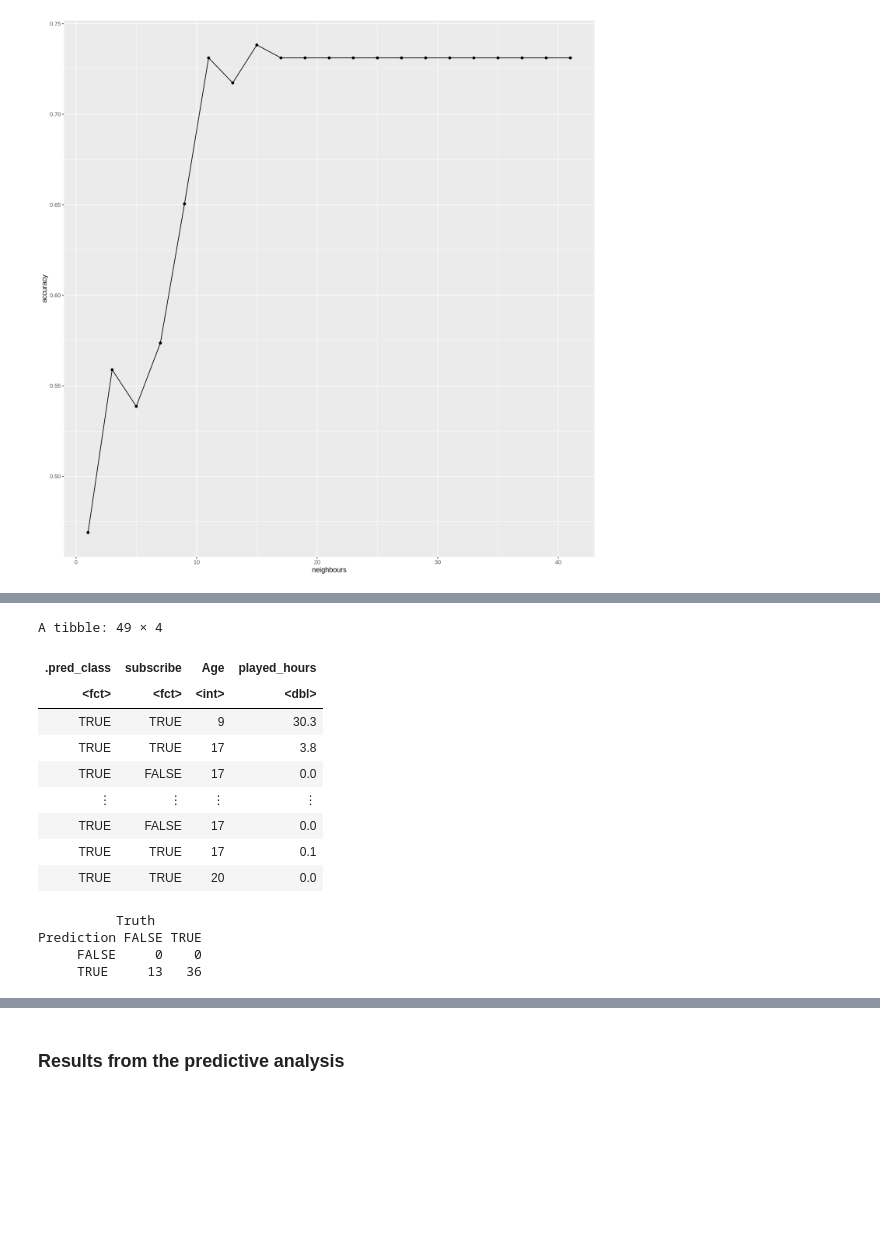
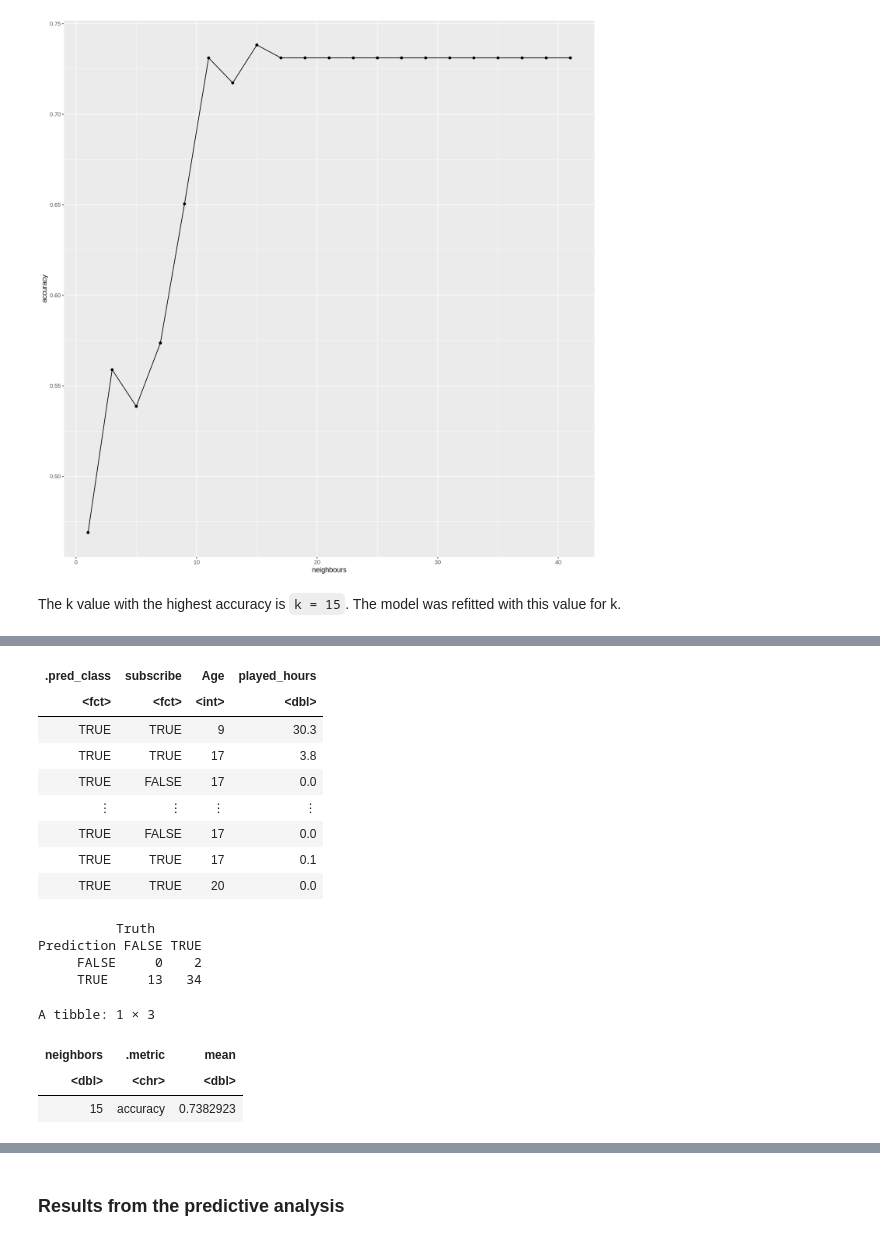
Before and after one commit to Loolin06/dsci-05-27, a Jupyter notebook: ProjectReport.ipynb, the cells around one changed output, grey strips where cells are left out. Cells and saved outputs as stored; diff of their text form; code cells hidden in the pictures; blank space fills up the shorter version.

Commit message:
tested different k values

```diff
--- a/ProjectReport.ipynb
+++ b/ProjectReport.ipynb
@@ -244,26 +241,34 @@ k_plot <- k_test |>
 k_plot
 # %% [output]
 [figure]
+# %% [markdown]
+The k value with the highest accuracy is <code>k = 15</code>. The model was refitted with this value for k.
 # %%
 #best fit k is 15, adjust spec to fit
-knn_spec <-  nearest_neighbor(weight_func = "rectangular", neighbors = 15) |>
+knn_spec_15 <-  nearest_neighbor(weight_func = "rectangular", neighbors = 15) |>
     set_engine("kknn")|>
     set_mode("classification")
 
-#final workflow trained
-players_workflow <- workflow() |>
+#workflow k=15 trained
+players_workflow_15 <- workflow() |>
     add_recipe(players_recipe) |>
-    add_model(knn_tune) |>
+    add_model(knn_spec_15) |>
     fit(data = players_train)
 
 #check workflow on testing data
-predictions <- predict(players_workflow, players_test)|>
+predictions_15 <- predict(players_workflow_15, players_test)|>
     bind_cols(players_test)|>
     select(.pred_class, subscribe, Age, played_hours)
-predictions
+predictions_15
 
 #confusion matrix
-table <- predictions |>
+table_15 <- predictions_15 |>
     conf_mat(truth = subscribe, estimate = .pred_class)
-table
+table_15
+
+#accuracy
+accuracy_15 <- k_test|>
+    filter(neighbors==15, .metric == "accuracy")|>
+    select(neighbors,.metric,mean)
+accuracy_15
 # %% [output]
@@ -272,14 +276,17 @@ Warning message:
+| .pred_class | subscribe | Age | played_hours |
+| <fct> | <fct> | <int> | <dbl> |
+| TRUE | TRUE | 9 | 30.3 |
+| TRUE | TRUE | 17 | 3.8 |
+| TRUE | FALSE | 17 | 0.0 |
+| ⋮ | ⋮ | ⋮ | ⋮ |
+| TRUE | FALSE | 17 | 0.0 |
+| TRUE | TRUE | 17 | 0.1 |
+| TRUE | TRUE | 20 | 0.0 |
-A tibble: 49 × 4
+          Truth
+Prediction FALSE TRUE
+     FALSE     0    2
+     TRUE     13   34
-| .pred_class | subscribe | Age | played_hours |
-| <fct> | <fct> | <int> | <dbl> |
-| TRUE | TRUE | 9 | 30.3 |
-| TRUE | TRUE | 17 | 3.8 |
-| TRUE | FALSE | 17 | 0.0 |
-| ⋮ | ⋮ | ⋮ | ⋮ |
-| TRUE | FALSE | 17 | 0.0 |
-| TRUE | TRUE | 17 | 0.1 |
-| TRUE | TRUE | 20 | 0.0 |
-          Truth
-Prediction FALSE TRUE
-     FALSE     0    0
-     TRUE     13   36
+A tibble: 1 × 3
+| neighbors | .metric | mean |
+| <dbl> | <chr> | <dbl> |
+| 15 | accuracy | 0.7382923 |
```
Also changed, not shown: parts of 8 cells of this notebook.
